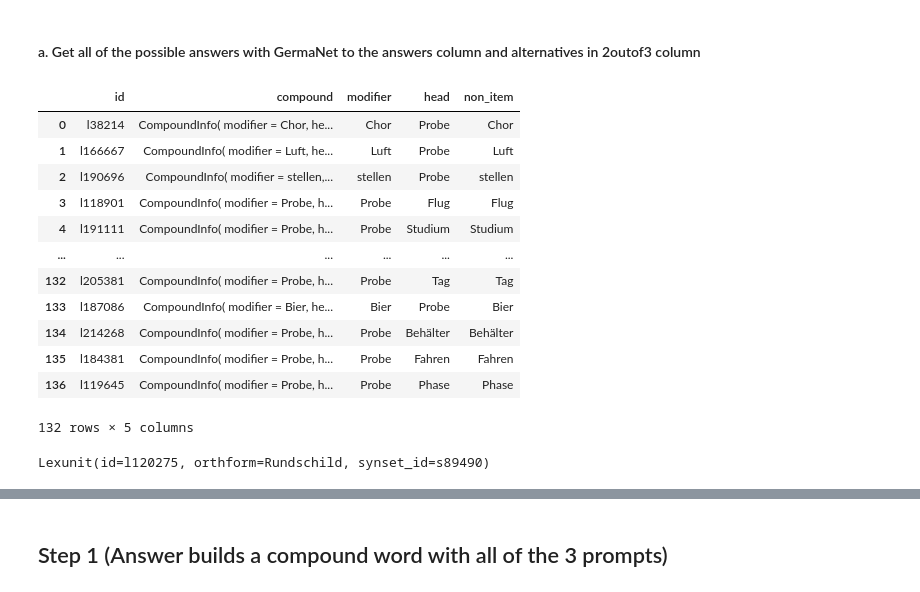
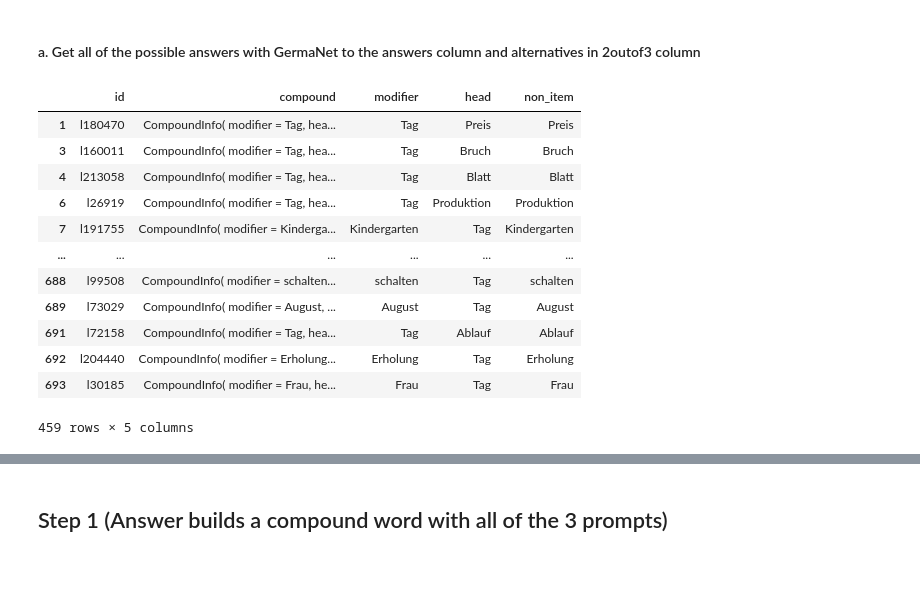
Before and after one commit to shatterthesky/CRAT_Scoring, a Jupyter notebook: Algorithm.ipynb, the cells around one changed output, grey strips where cells are left out. Cells and saved outputs as stored; diff of their text form; code cells hidden in the pictures.

Commit message:
Code for Compound Remote Associates scoring
The Jupyter Notebook goes through the steps necessary to score and analyze the convergent thinking task performance data

```diff
--- a/Algorithm.ipynb
+++ b/Algorithm.ipynb
@@ -81,13 +70,13 @@ def find_compounds(item, germanet):
     df = df.dropna(subset=['modifier', 'head'])
 
     # Drop rows where either 'modifier' or 'head' is not equal to item
-    df = df[(df[modifier] == item) | (df[head] == item)]
+    df = df[(df['modifier'] == item) | (df['head'] == item)]
 
     return df
 # %%
 def find_common_and_values_in_two_tables(result_df1, result_df2, result_df3):
     # Check for common values in the "non_item" column
-    common_values = set(result_df1[non_item]) & set(result_df2[non_item]) & set(result_df3[non_item'])
+    common_values = set(result_df1['non_item']) & set(result_df2['non_item']) & set(result_df3['non_item'])
 
     # Find common values in pairs of dataframes
     common_values_df1_df2 = set(result_df1['non_item']) & set(result_df2['non_item'])
@@ -197,24 +170,18 @@ for index, row in correct.iterrows():
     correct.at[index, 'answers'] = ', '.join(common_values)
     correct.at[index, '2outof3'] = ', '.join(result_table['Value'])
 # %%
-result_df3
+result_df1
 # %% [output]
 |  | id | compound | modifier | head | non_item |
-| 0 | l38214 | CompoundInfo( modifier = Chor, he... | Chor | Probe | Chor |
-| 1 | l166667 | CompoundInfo( modifier = Luft, he... | Luft | Probe | Luft |
-| 2 | l190696 | CompoundInfo( modifier = stellen,... | stellen | Probe | stellen |
-| 3 | l118901 | CompoundInfo( modifier = Probe, h... | Probe | Flug | Flug |
-| 4 | l191111 | CompoundInfo( modifier = Probe, h... | Probe | Studium | Studium |
+| 1 | l180470 | CompoundInfo( modifier = Tag, hea... | Tag | Preis | Preis |
+| 3 | l160011 | CompoundInfo( modifier = Tag, hea... | Tag | Bruch | Bruch |
+| 4 | l213058 | CompoundInfo( modifier = Tag, hea... | Tag | Blatt | Blatt |
+| 6 | l26919 | CompoundInfo( modifier = Tag, hea... | Tag | Produktion | Produktion |
+| 7 | l191755 | CompoundInfo( modifier = Kinderga... | Kindergarten | Tag | Kindergarten |
 | ... | ... | ... | ... | ... | ... |
-| 132 | l205381 | CompoundInfo( modifier = Probe, h... | Probe | Tag | Tag |
-| 133 | l187086 | CompoundInfo( modifier = Bier, he... | Bier | Probe | Bier |
-| 134 | l214268 | CompoundInfo( modifier = Probe, h... | Probe | Behälter | Behälter |
-| 135 | l184381 | CompoundInfo( modifier = Probe, h... | Probe | Fahren | Fahren |
-| 136 | l119645 | CompoundInfo( modifier = Probe, h... | Probe | Phase | Phase |
+| 688 | l99508 | CompoundInfo( modifier = schalten... | schalten | Tag | schalten |
+| 689 | l73029 | CompoundInfo( modifier = August, ... | August | Tag | August |
+| 691 | l72158 | CompoundInfo( modifier = Tag, hea... | Tag | Ablauf | Ablauf |
+| 692 | l204440 | CompoundInfo( modifier = Erholung... | Erholung | Tag | Erholung |
+| 693 | l30185 | CompoundInfo( modifier = Frau, he... | Frau | Tag | Frau |
-132 rows × 5 columns
+459 rows × 5 columns
-# %%
-# Finding compounds in
-#find_compounds('rund', germanet)
-germanet.get_lexunit_by_id("l120275")
-# %% [output]
-Lexunit(id=l120275, orthform=Rundschild, synset_id=s89490)
```
Also changed, not shown: parts of 93 cells of this notebook.
